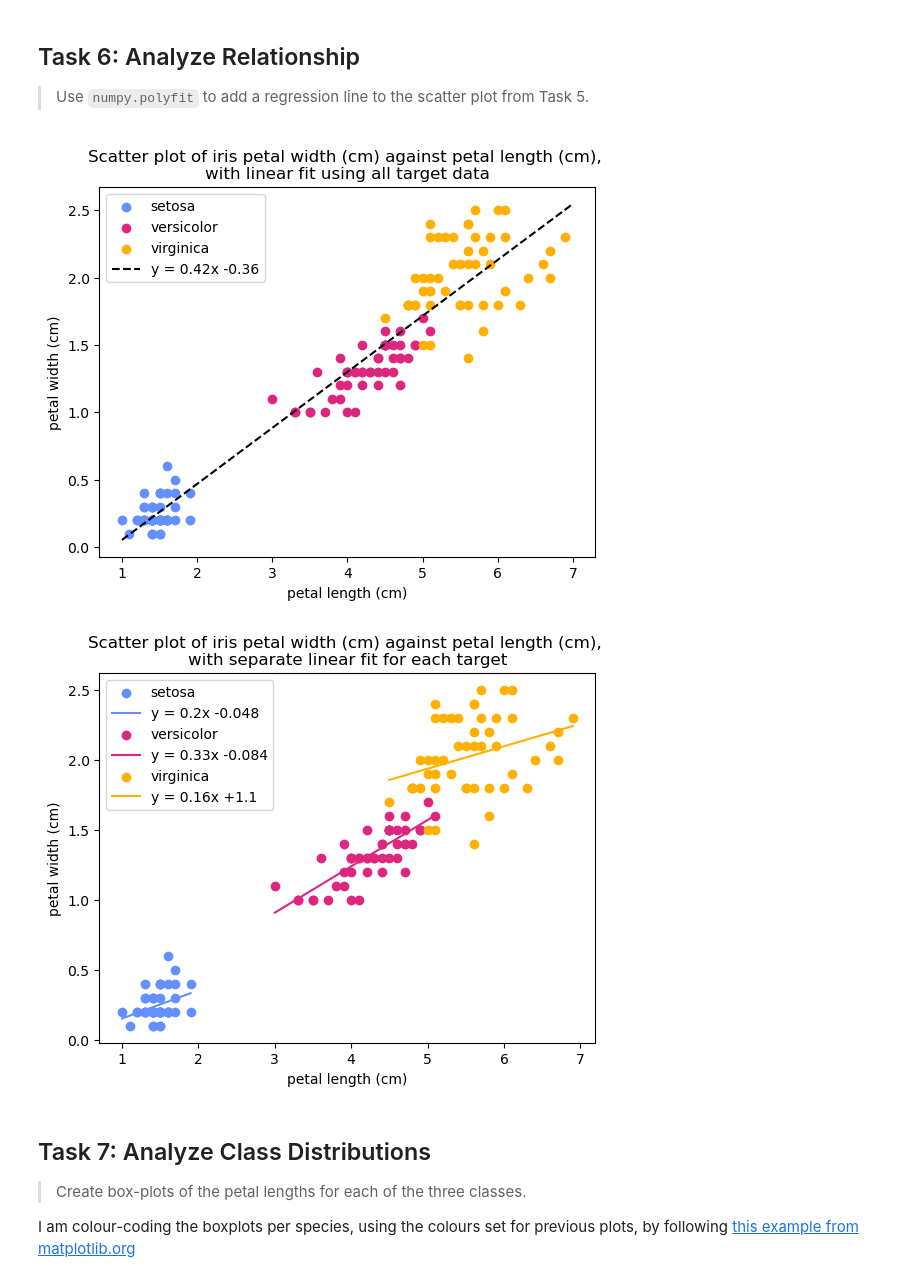
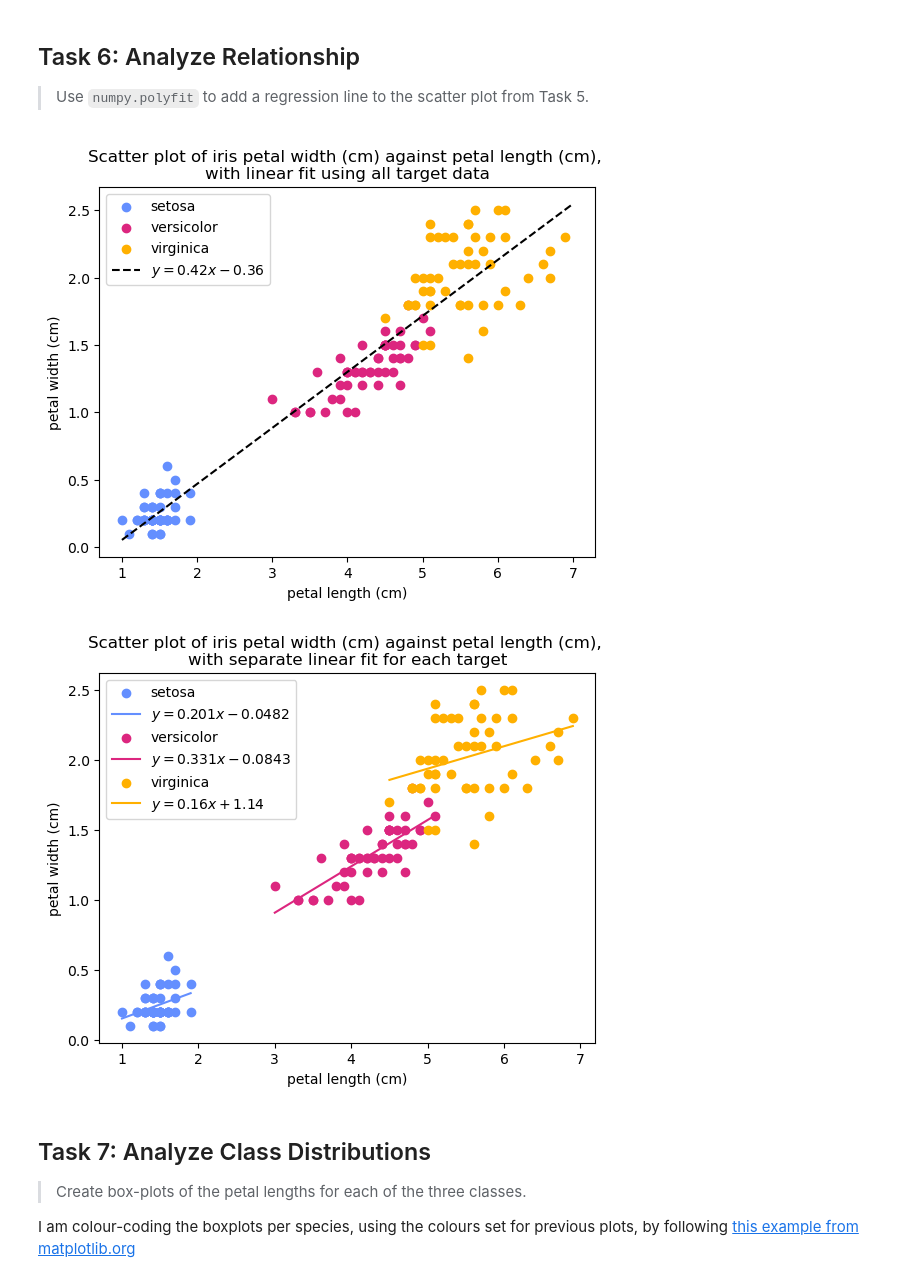
Before and after one commit to SuColl/principles_of_data_analytics, a Jupyter notebook: tasks.ipynb, the cells around one changed output. Saved outputs shown, nothing was run; the diff lists cells and outputs as text; code cells hidden in the pictures.

```diff
--- a/tasks.ipynb
+++ b/tasks.ipynb
@@ -548,7 +553,7 @@ plt.plot(
     linfit_y_values,
     '--',
     color="black",
-    label=f"y = {slope:.2}x {intercept:+.2}"
+    label=f"$y = {slope:.2}x {intercept:+.2}$"
     )
 
 # plot the legend
@@ -561,7 +566,7 @@ plt.title(
     "with linear fit using all target data"
 );
 # %% [output]
-[figure, old version]
+[figure, new version]
 # %%
 # Calculate the coefficients of a linear fit to the scatter plot above
 # using data from each target separately
@@ -589,35 +594,35 @@ for species in range(n_targets):
     linfit_y_values = (linfit_x_values * slope) + intercept
 
     # plot the scatter plot (as above)
     plt.scatter(
         dataset.data[dataset.target==species,x],
         dataset.data[dataset.target==species,y],
         color = target_colours[species],
         label = dataset.target_names[species]
     )
 
     # plot the linear fit in the same colour as this target's
     # scatter plot
     plt.plot(
         linfit_x_values,
         linfit_y_values,
         color = target_colours[species],
-        label = f"y = {slope:.2}x {intercept:+.2}"
+        label = f"$y = {slope:.3}x {intercept:+.3}$"
     )
 
 # Add x-xis label, y-axis label, and legend.
 plt.xlabel(dataset.feature_names[x])
 plt.ylabel(dataset.feature_names[y])
 plt.legend()
 
 # add the title
 plt.title(
     f"Scatter plot of iris {dataset.feature_names[y]} "
     f"against {dataset.feature_names[x]}, \n"
     "with separate linear fit for each target"
 );
 # %% [output]
-[figure, old version]
+[figure, new version]
 # %% [markdown]
 ## Task 7: Analyze Class Distributions
 >Create box-plots of the petal lengths for each of the three classes.
```
Also changed, not shown: parts of 9 cells of this notebook.
